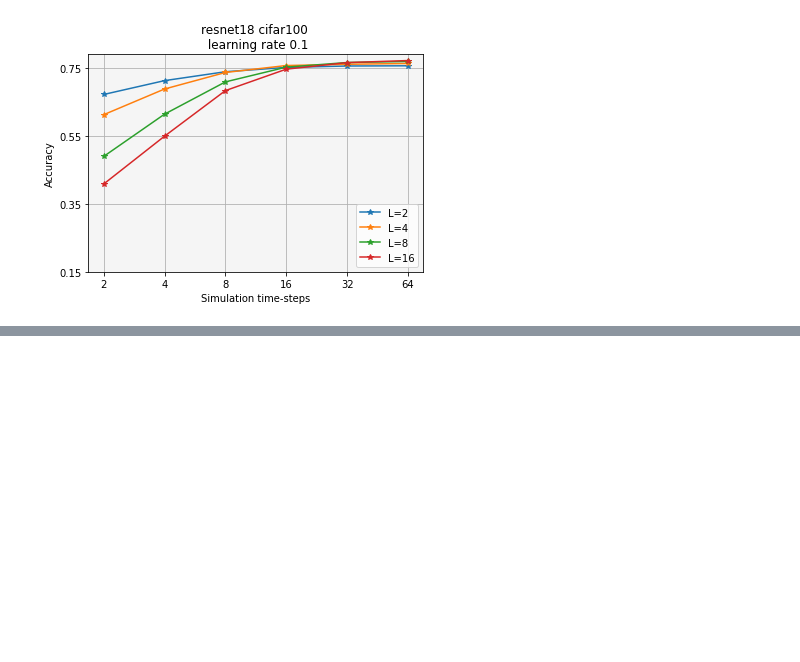
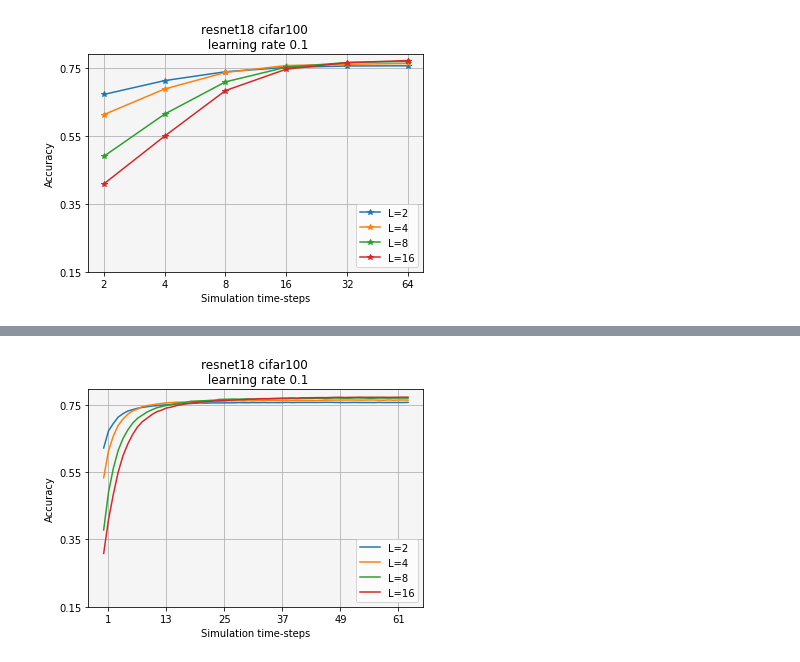
Before and after one commit to andreakiro/ai-research-snn, a Jupyter notebook: logs/showcase_results.ipynb, the cells around one changed output, grey strips where cells are left out. Drawn from its saved outputs; the diff is of its cells as text; code cells hidden in the pictures; blank space fills up the shorter version.

```diff
--- a/logs/showcase_results.ipynb
+++ b/logs/showcase_results.ipynb
@@ -96,0 +146,4 @@ plot_and_save(resnet18_cifar100, y = [0.15, 0.35, 0.55, 0.75])
+# %%
+plot_and_save(resnet18_cifar100, y = [0.15, 0.35, 0.55, 0.75])
+# %% [output]
+[figure, added]
```
Also changed, not shown: parts of 10 cells of this notebook, 8 other files.
